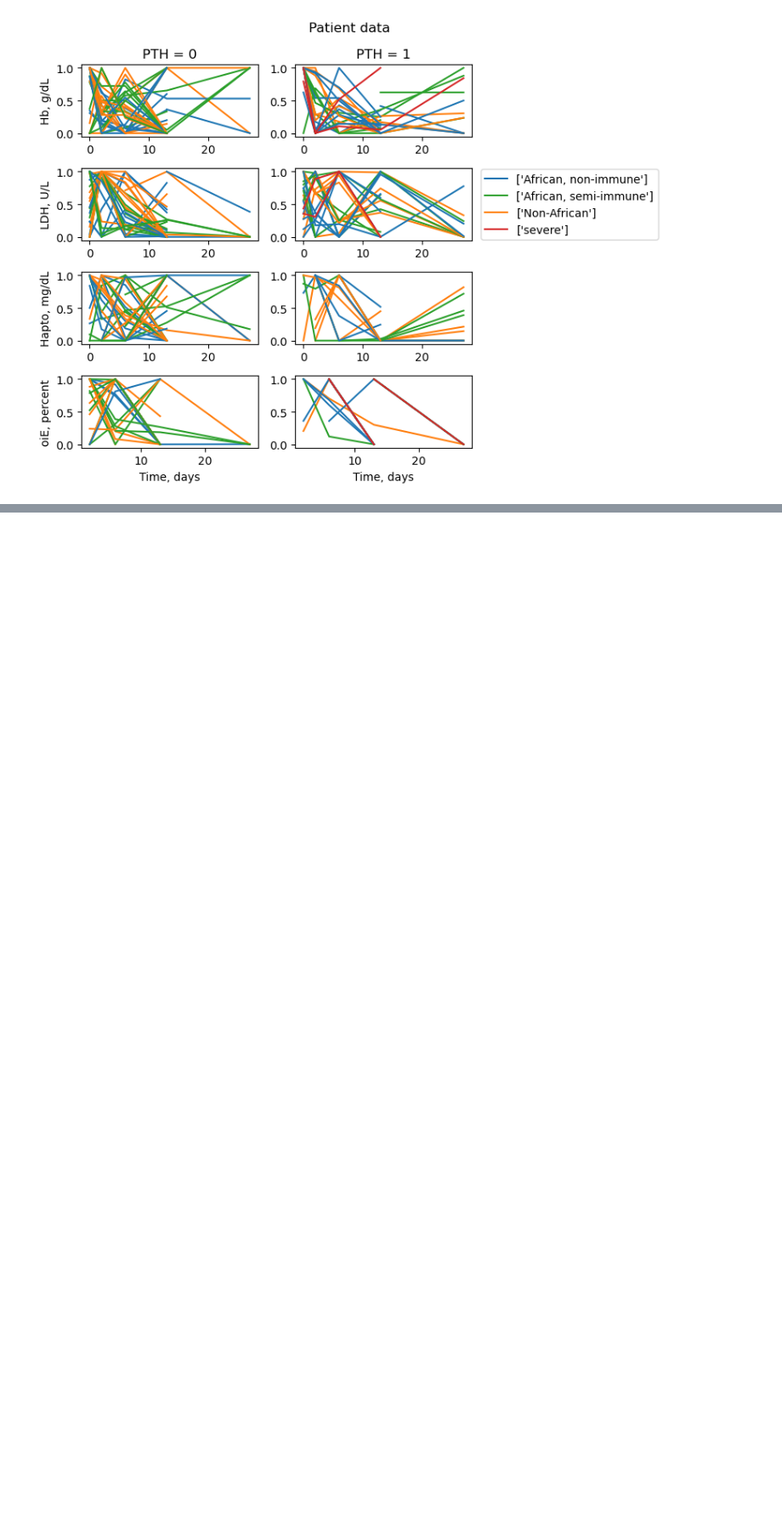
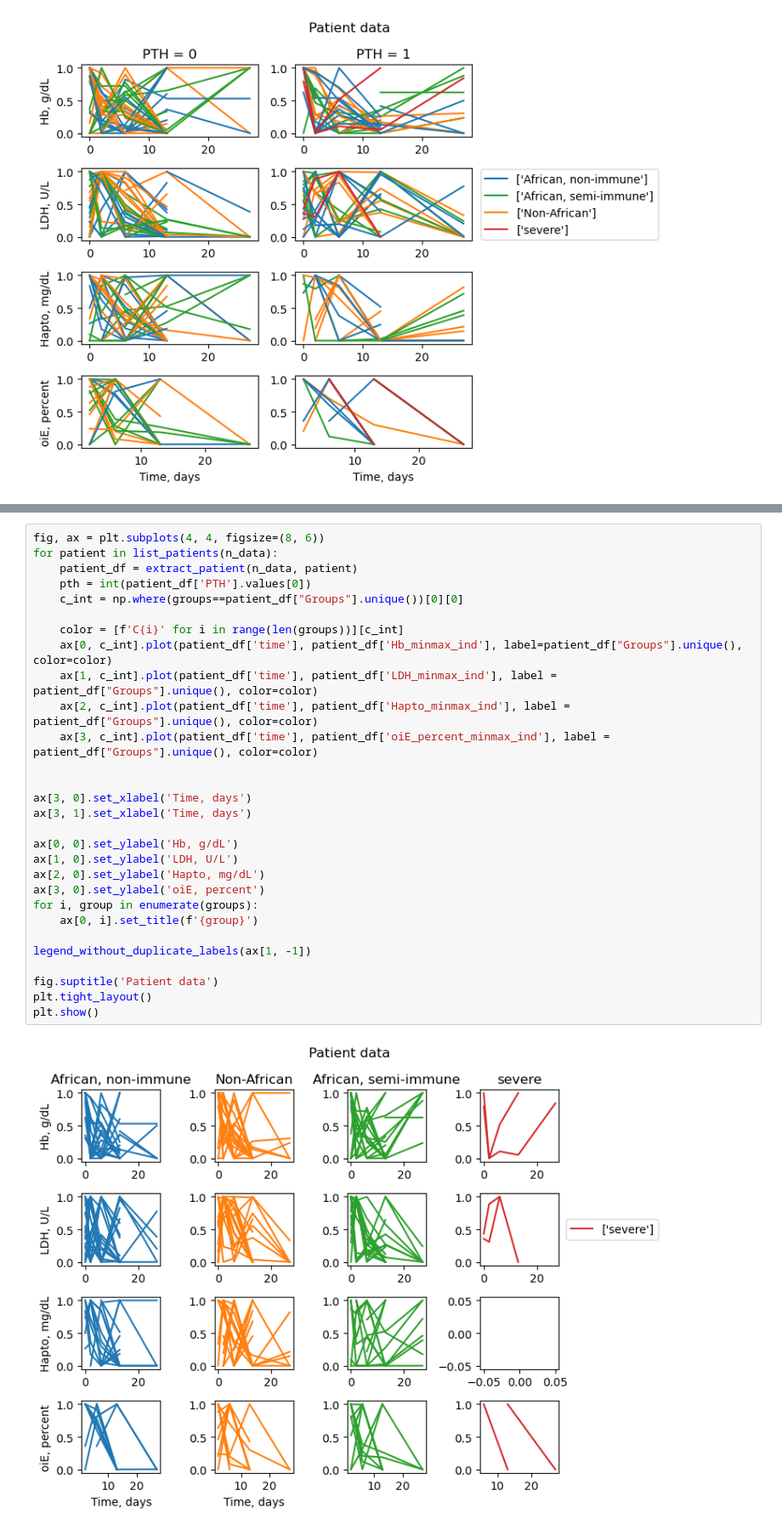
Before and after one commit to Nexia23/PTH_model_chapter, a Jupyter notebook: notebooks/explore_data_groups.ipynb, the cells around one changed output, grey strips where cells are left out. Shown at 85% size. Saved outputs shown, nothing was run; the diff lists cells and outputs as text; blank space fills up the shorter version.

```diff
--- a/notebooks/explore_data_groups.ipynb
+++ b/notebooks/explore_data_groups.ipynb
@@ -316,0 +372,31 @@ plt.show()
+# %%
+fig, ax = plt.subplots(4, 4, figsize=(8, 6))
+for patient in list_patients(n_data):
+    patient_df = extract_patient(n_data, patient)
+    pth = int(patient_df['PTH'].values[0])
+    c_int = np.where(groups==patient_df["Groups"].unique())[0][0]
+
+    color = [f'C{i}' for i in range(len(groups))][c_int]
+    ax[0, c_int].plot(patient_df['time'], patient_df['Hb_minmax_ind'], label=patient_df["Groups"].unique(), color=color)
+    ax[1, c_int].plot(patient_df['time'], patient_df['LDH_minmax_ind'], label = patient_df["Groups"].unique(), color=color)
+    ax[2, c_int].plot(patient_df['time'], patient_df['Hapto_minmax_ind'], label = patient_df["Groups"].unique(), color=color)
+    ax[3, c_int].plot(patient_df['time'], patient_df['oiE_percent_minmax_ind'], label = patient_df["Groups"].unique(), color=color)
+
+
+ax[3, 0].set_xlabel('Time, days')
+ax[3, 1].set_xlabel('Time, days')
+
+ax[0, 0].set_ylabel('Hb, g/dL')
+ax[1, 0].set_ylabel('LDH, U/L')
+ax[2, 0].set_ylabel('Hapto, mg/dL')
+ax[3, 0].set_ylabel('oiE, percent')
+for i, group in enumerate(groups):
+    ax[0, i].set_title(f'{group}')
+
+legend_without_duplicate_labels(ax[1, -1])
+
+fig.suptitle('Patient data')
+plt.tight_layout()
+plt.show()
+# %% [output]
+[figure, added]
```
Also changed, not shown: parts of 4 cells of this notebook.
